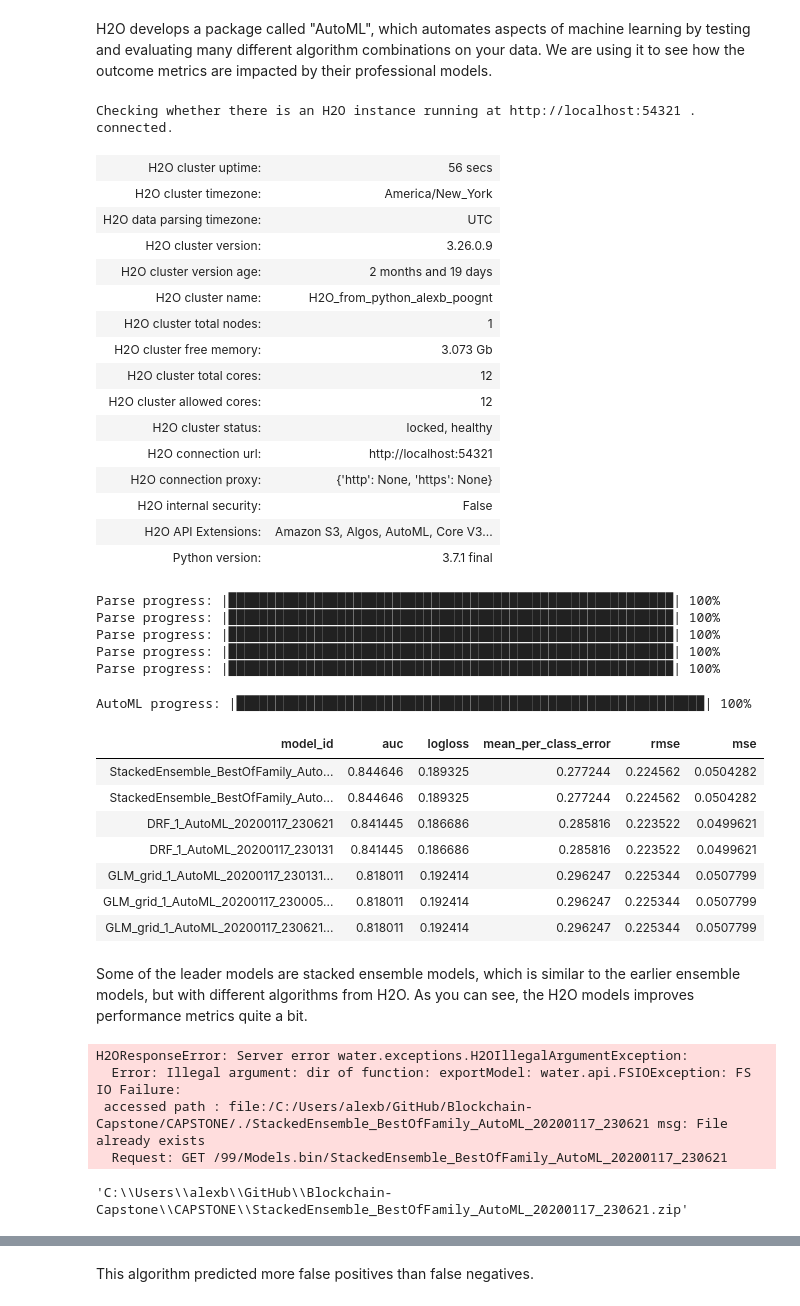
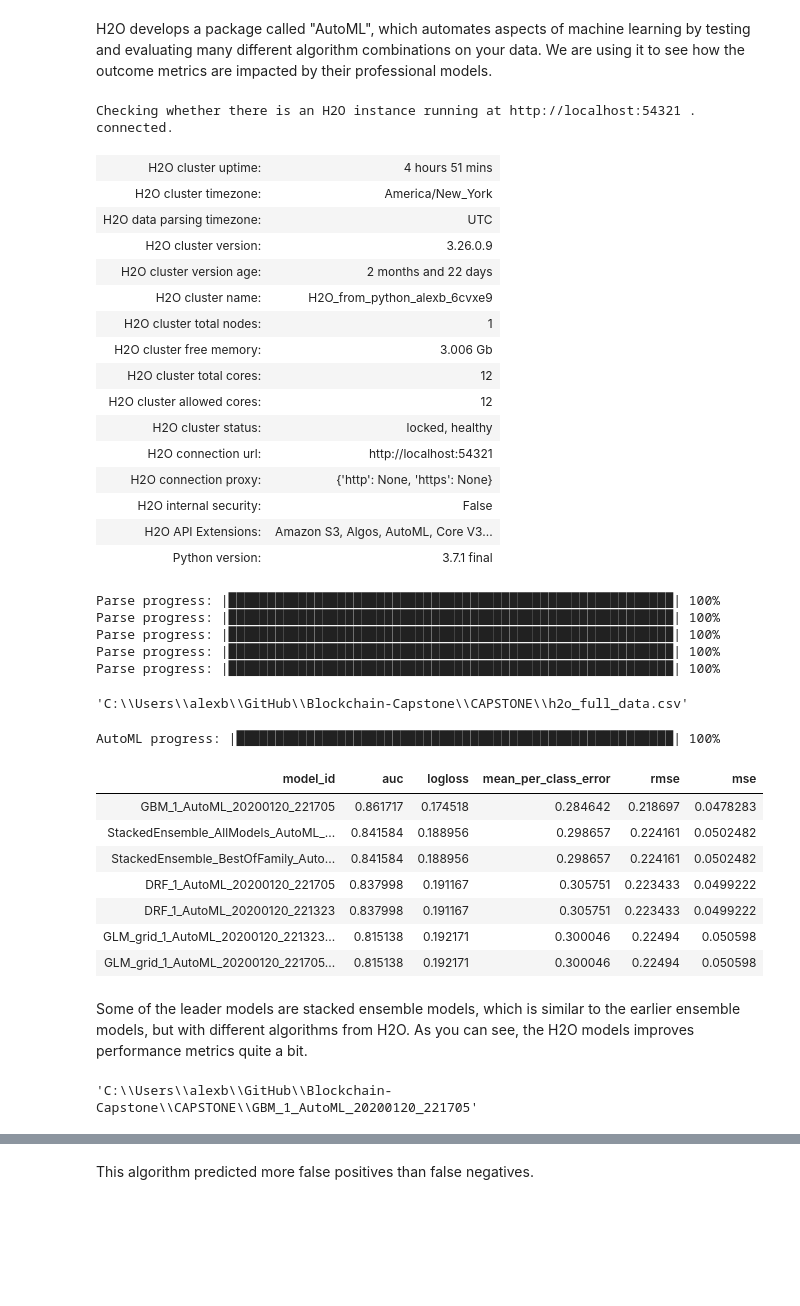
Before and after one commit to abender14/Blockchain-Capstone, a Jupyter notebook: CAPSTONE/ML_Model.ipynb, the cells around one changed output, grey strips where cells are left out. Drawn from its saved outputs; the diff is of its cells as text; code cells hidden in the pictures; blank space fills up the shorter version.

```diff
--- a/CAPSTONE/ML_Model.ipynb
+++ b/CAPSTONE/ML_Model.ipynb
@@ -1216,21 +1217,21 @@ H2O develops a package called "AutoML", which automates aspects of machine learn
 h2o.init()
 
 #define h2o datasets
-h2o_xtrain = h2o.H2OFrame(scaledxTrain)
-h2o_ytrain = h2o.H2OFrame(scaledyTrain)
-h2o_xtest = h2o.H2OFrame(scaledxTest)
-h2o_ytest = h2o.H2OFrame(scaledyTest)
-h2o_scaled_full = h2o.H2OFrame(scaled_df)
+h2o_xtrain = h2o.H2OFrame(fullxTrain)
+h2o_ytrain = h2o.H2OFrame(fullyTrain)
+h2o_xtest = h2o.H2OFrame(fullxTest)
+h2o_ytest = h2o.H2OFrame(fullyTest)
+h2o_scaled_full = h2o.H2OFrame(df_full)
 # %% [output]
 Checking whether there is an H2O instance running at http://localhost:54321 . connected.
-| H2O cluster uptime: | 56 secs |
+| H2O cluster uptime: | 4 hours 51 mins |
 | H2O cluster timezone: | America/New_York |
 | H2O data parsing timezone: | UTC |
 | H2O cluster version: | 3.26.0.9 |
-| H2O cluster version age: | 2 months and 19 days |
-| H2O cluster name: | H2O_from_python_alexb_poognt |
+| H2O cluster version age: | 2 months and 22 days |
+| H2O cluster name: | H2O_from_python_alexb_6cvxe9 |
 | H2O cluster total nodes: | 1 |
-| H2O cluster free memory: | 3.073 Gb |
+| H2O cluster free memory: | 3.006 Gb |
 | H2O cluster total cores: | 12 |
 | H2O cluster allowed cores: | 12 |
 | H2O cluster status: | locked, healthy |
@@ -1253,48 +1254,44 @@ h2o_ytest = h2o_ytest.asfactor()
 x = scaled_train_cols.columns.tolist()
 # %%
 #bind final datset for h2o
-h2o_scaled_train = h2o_ytrain.cbind(h2o_xtrain)
-h2o_scaled_test = h2o_ytest.cbind(h2o_xtest)
+h2o_full_train = h2o_ytrain.cbind(h2o_xtrain)
+h2o_full_test = h2o_ytest.cbind(h2o_xtest)
 
 #convert target response to factor
-h2o_scaled_train['SeriousDlqin2yrs'] = h2o_scaled_train['SeriousDlqin2yrs'].asfactor()
-h2o_scaled_test['SeriousDlqin2yrs'] = h2o_scaled_test['SeriousDlqin2yrs'].asfactor()
+h2o_full_train['SeriousDlqin2yrs'] = h2o_full_train['SeriousDlqin2yrs'].asfactor()
+h2o_full_test['SeriousDlqin2yrs'] = h2o_full_test['SeriousDlqin2yrs'].asfactor()
+# %%
+h2o.download_csv(h2o_full_train,"h2o_full_data.csv")
+# %% [output]
+'C:\\Users\\alexb\\GitHub\\Blockchain-Capstone\\CAPSTONE\\h2o_full_data.csv'
 # %%
 #Run AutoML for 20 base models (limited to 1 hour max runtime by default)
-aml = H2OAutoML(max_models=2, seed=1)
-aml.train(x=x, y="SeriousDlqin2yrs", training_frame=h2o_scaled_train)
+aml = H2OAutoML(max_models=3, seed=1)
+aml.train(x=x, y="SeriousDlqin2yrs", training_frame=h2o_full_train)
 
 #View the AutoML Leaderboard
 lb = aml.leaderboard
 lb.head(rows=lb.nrows)  #Print all rows instead of default (10 rows)
 # %% [output]
-AutoML progress: |████████████████████████████████████████████████████████████| 100%
+AutoML progress: |████████████████████████████████████████████████████████| 100%
 | model_id | auc | logloss | mean_per_class_error | rmse | mse |
-| StackedEnsemble_BestOfFamily_Auto... | 0.844646 | 0.189325 | 0.277244 | 0.224562 | 0.0504282 |
-| StackedEnsemble_BestOfFamily_Auto... | 0.844646 | 0.189325 | 0.277244 | 0.224562 | 0.0504282 |
-| DRF_1_AutoML_20200117_230621 | 0.841445 | 0.186686 | 0.285816 | 0.223522 | 0.0499621 |
-| DRF_1_AutoML_20200117_230131 | 0.841445 | 0.186686 | 0.285816 | 0.223522 | 0.0499621 |
-| GLM_grid_1_AutoML_20200117_230131... | 0.818011 | 0.192414 | 0.296247 | 0.225344 | 0.0507799 |
-| GLM_grid_1_AutoML_20200117_230005... | 0.818011 | 0.192414 | 0.296247 | 0.225344 | 0.0507799 |
-| GLM_grid_1_AutoML_20200117_230621... | 0.818011 | 0.192414 | 0.296247 | 0.225344 | 0.0507799 |
+| GBM_1_AutoML_20200120_221705 | 0.861717 | 0.174518 | 0.284642 | 0.218697 | 0.0478283 |
+| StackedEnsemble_AllModels_AutoML_... | 0.841584 | 0.188956 | 0.298657 | 0.224161 | 0.0502482 |
+| StackedEnsemble_BestOfFamily_Auto... | 0.841584 | 0.188956 | 0.298657 | 0.224161 | 0.0502482 |
+| DRF_1_AutoML_20200120_221705 | 0.837998 | 0.191167 | 0.305751 | 0.223433 | 0.0499222 |
+| DRF_1_AutoML_20200120_221323 | 0.837998 | 0.191167 | 0.305751 | 0.223433 | 0.0499222 |
+| GLM_grid_1_AutoML_20200120_221323... | 0.815138 | 0.192171 | 0.300046 | 0.22494 | 0.050598 |
+| GLM_grid_1_AutoML_20200120_221705... | 0.815138 | 0.192171 | 0.300046 | 0.22494 | 0.050598 |
 # %% [markdown]
 Some of the leader models are stacked ensemble models, which is similar to the earlier ensemble models, but with different algorithms from H2O. As you can see, the H2O models improves performance metrics quite a bit.
 # %%
 #The leader model is stored here
 #aml.leader
 
-#save leder model
+#save leader model
 h2o.save_model(aml.leader, path="./")
 # %% [output]
-H2OResponseError: Server error water.exceptions.H2OIllegalArgumentException:
-  Error: Illegal argument: dir of function: exportModel: water.api.FSIOException: FS IO Failure:
- accessed path : file:/C:/Users/alexb/GitHub/Blockchain-Capstone/CAPSTONE/./StackedEnsemble_BestOfFamily_AutoML_20200117_230621 msg: File already exists
-  Request: GET /99/Models.bin/StackedEnsemble_BestOfFamily_AutoML_20200117_230621
+'C:\\Users\\alexb\\GitHub\\Blockchain-Capstone\\CAPSTONE\\GBM_1_AutoML_20200120_221705'
-# %%
-#save leader model, optimized for production
-aml.leader.download_mojo(path = "./")
-# %% [output]
-'C:\\Users\\alexb\\GitHub\\Blockchain-Capstone\\CAPSTONE\\StackedEnsemble_BestOfFamily_AutoML_20200117_230621.zip'
 # %%
 #If you need to generate predictions on a test set, you can make
 #predictions directly on the `"H2OAutoML"` object, or on the leader
```
Also changed, not shown: parts of 91 cells of this notebook, 4 other files.
